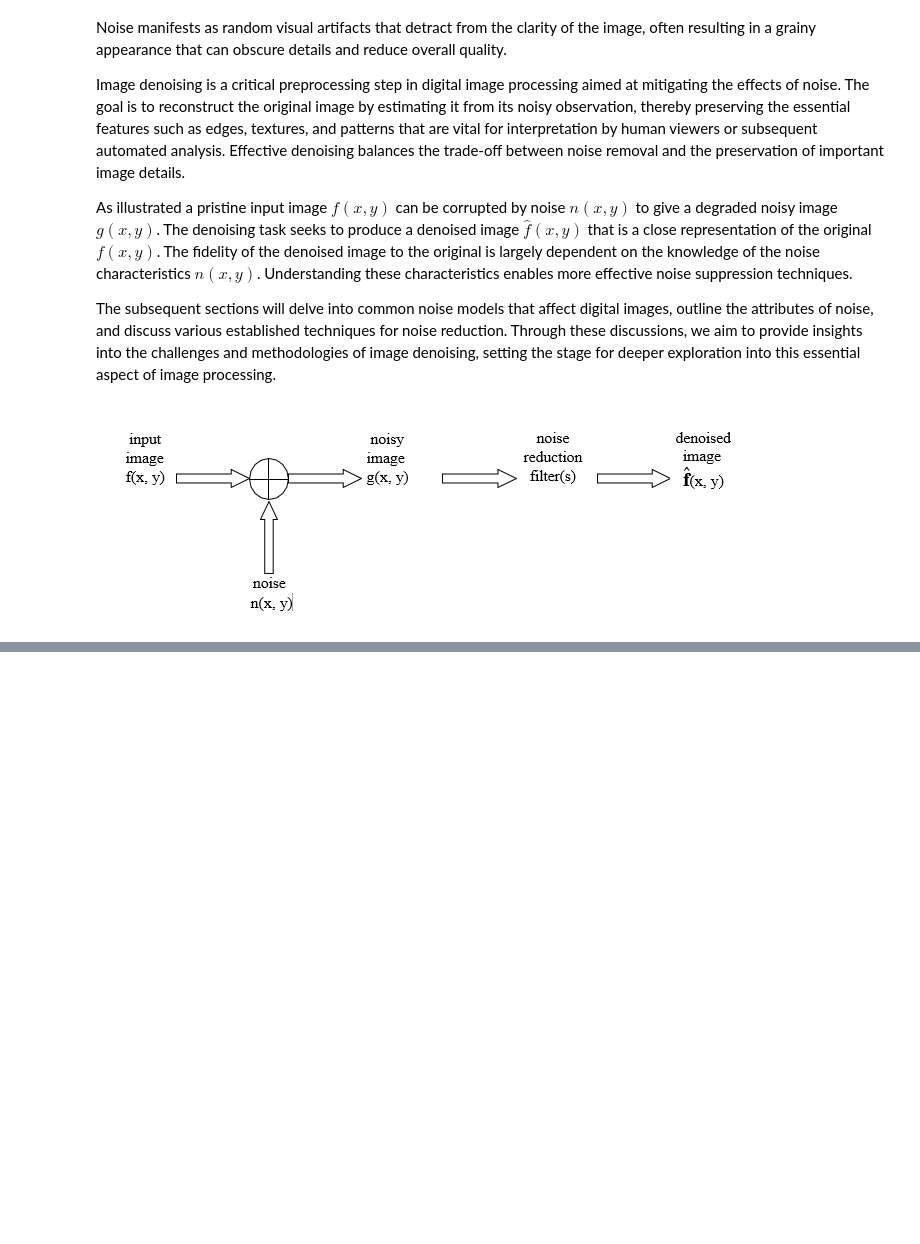
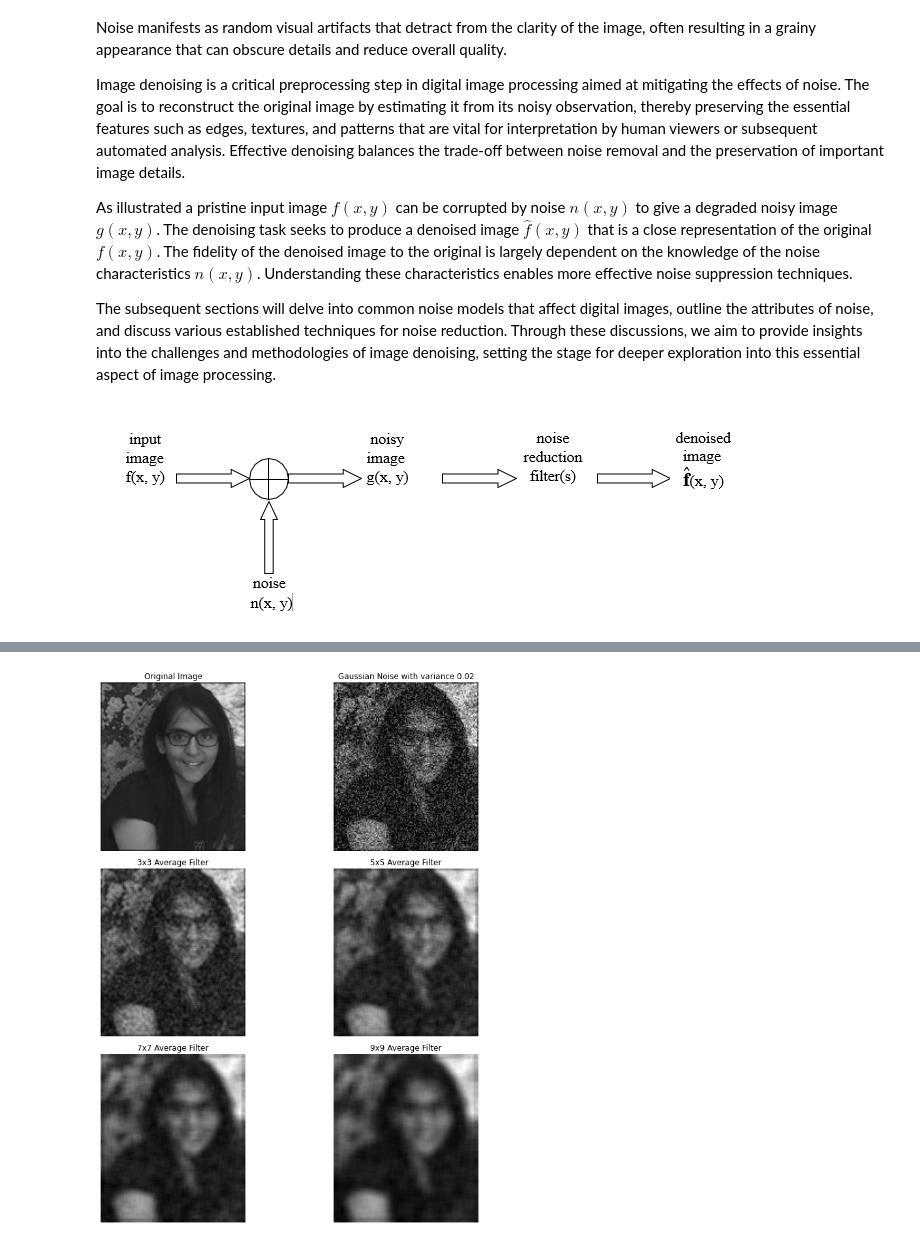
Before and after one commit to odadaj/image_processing_class, a Jupyter notebook: Chapter 6.ipynb, the cells around one changed output, grey strips where cells are left out. Drawn from its saved outputs; the diff is of its cells as text; code cells hidden in the pictures; blank space fills up the shorter version.

```diff
--- a/Chapter 6.ipynb
+++ b/Chapter 6.ipynb
@@ -126,0 +176,32 @@ show_images([veg_img, gaussian_noisy_image, sp_noisy_image, uniform_noisy_image,
+# %%
+# Add Gaussian noise to the image
+noisy_img = util.random_noise(girl_img, mode='gaussian', var=0.02)
+
+# Apply average filters of various sizes
+b = uniform_filter(noisy_img, size=3)
+c = uniform_filter(noisy_img, size=5)
+d = uniform_filter(noisy_img, size=7)
+e = uniform_filter(noisy_img, size=9)
+
+# Display the original and denoised images
+fig, axs = plt.subplots(3, 2, figsize=(12, 12))
+axs[0, 0].imshow(girl_img, cmap='gray')
+axs[0, 0].set_title('Original Image')
+axs[0, 1].imshow(noisy_img, cmap='gray')
+axs[0, 1].set_title('Gaussian Noise with variance 0.02')
+axs[1, 0].imshow(b, cmap='gray')
+axs[1, 0].set_title('3x3 Average Filter')
+axs[1, 1].imshow(c, cmap='gray')
+axs[1, 1].set_title('5x5 Average Filter')
+axs[2, 0].imshow(d, cmap='gray')
+axs[2, 0].set_title('7x7 Average Filter')
+axs[2, 1].imshow(e, cmap='gray')
+axs[2, 1].set_title('9x9 Average Filter')
+
+for ax in axs.flat:
+    ax.axis('off')
+
+plt.tight_layout()
+plt.show()
+# %% [output]
+[figure, added]
```
Also changed, not shown: parts of 14 cells of this notebook.
